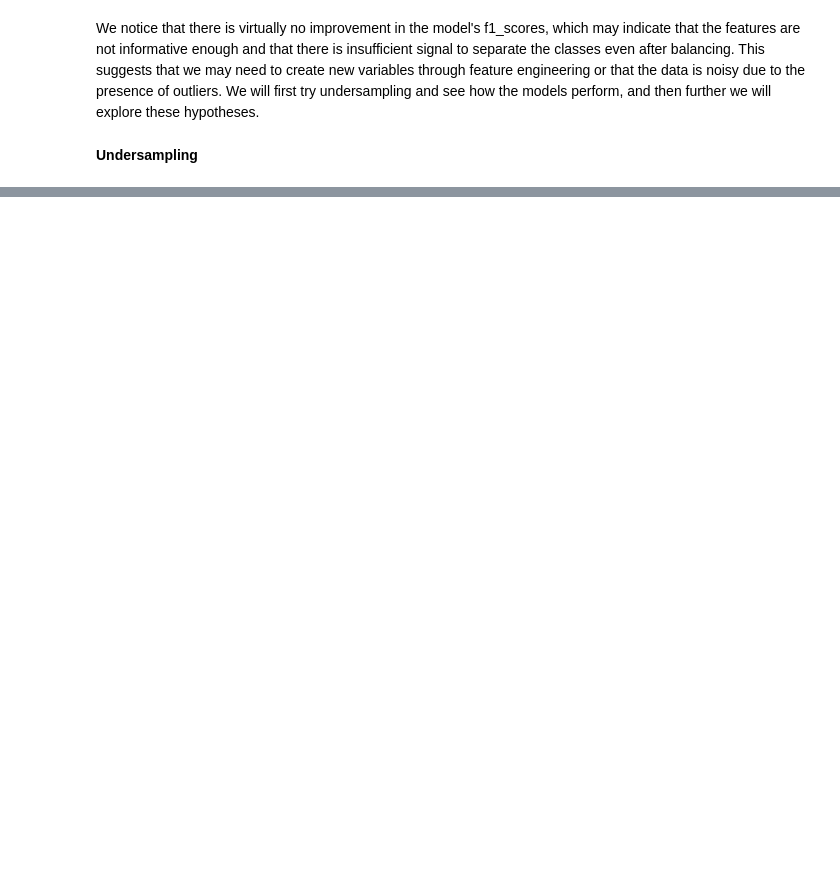
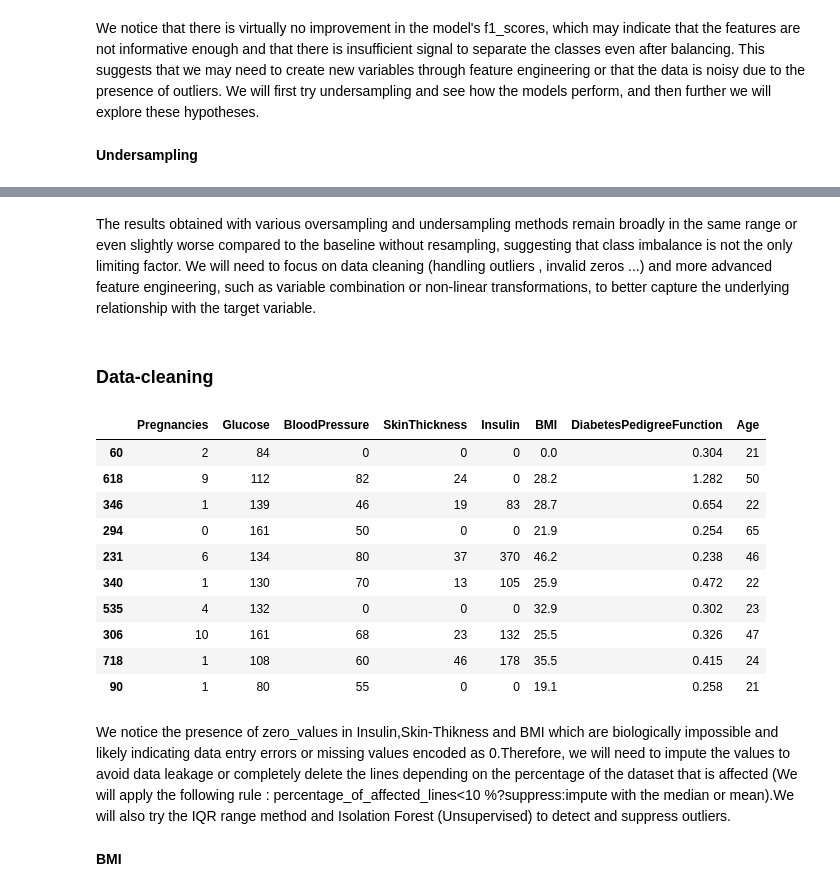
Before and after one commit to Yousseflaoufir12/Diabetes-Risk-Prediction, a Jupyter notebook: diabetes.ipynb, the cells around one changed output, grey strips where cells are left out. Cells and saved outputs as stored; diff of their text form; code cells hidden in the pictures; blank space fills up the shorter version.

```diff
--- a/diabetes.ipynb
+++ b/diabetes.ipynb
@@ -1669,0 +1657,34 @@ We notice that there is virtually no improvement in the model's f1_scores, which
+# %%
+best_models_with_under_sampling={}
+results=[]
+for name,undersampler in undersamplers_methods.items():
+    for model_name,clf in best_models.items():
+        print(f"Undersampling Method : {name} | Model {model_name}")
+        preprocess=clf.named_steps['preprocess']
+        model=clf.named_steps['model']
+        new_pipe=ImbPipeline([
+            ('preprocess',preprocess),
+            ('oversample',undersampler),
+            ('model',model)
+        ])
+        param_grid={
+            f'model__{param}':values
+            for (param,values) in params_models[model_name]
+        }
+        # Grid Search
+        grid_model=GridSearchCV(estimator=new_pipe,param_grid=param_grid,scoring='accuracy',
+                                cv=StratifiedKFold(n_splits=5,shuffle=True,random_state=42),n_jobs=-1)
+        grid_model.fit(Xtrain,Ytrain)
+        train_acc=grid_model.score(Xtrain,Ytrain)
+        test_acc=grid_model.score(Xtest,Ytest)
+        print(f"Train Acc = {train_acc:.2%}")
+        print(f"Test Acc = {test_acc:.2%}")
+        best_mod=grid_model.best_estimator_
+        y_pred=best_mod.predict(Xtest)
+        acc=accuracy_score(Ytest,y_pred)
+        f1=f1_score(Ytest,y_pred)
+
+        print(classification_report(Ytest,y_pred))
+        # saving the best model
+        best_models_with_under_sampling[(name,model_name)]=best_mod
+        results.append({'undersampling':name,'model':model_name,'accuracy':str(np.round(acc,decimals=2)*100)+'%','f1':str(np.round(f1,decimals=2)*100)+'%'})
@@ -1669,0 +1709,20 @@ We notice that there is virtually no improvement in the model's f1_scores, which
+# %% [markdown]
+The results obtained with various oversampling and undersampling methods remain broadly in the same range or even slightly worse compared to the baseline without resampling, suggesting that class imbalance is not the only limiting factor. We will need to focus on data cleaning (handling outliers , invalid zeros ...) and more advanced feature engineering, such as variable combination or non-linear transformations, to better capture the underlying relationship with the target variable.
+# %% [markdown]
+### Data-cleaning
+# %%
+Xtrain[:10]
+# %% [output]
+|  | Pregnancies | Glucose | BloodPressure | SkinThickness | Insulin | BMI | DiabetesPedigreeFunction | Age |
+| 60 | 2 | 84 | 0 | 0 | 0 | 0.0 | 0.304 | 21 |
+| 618 | 9 | 112 | 82 | 24 | 0 | 28.2 | 1.282 | 50 |
+| 346 | 1 | 139 | 46 | 19 | 83 | 28.7 | 0.654 | 22 |
+| 294 | 0 | 161 | 50 | 0 | 0 | 21.9 | 0.254 | 65 |
+| 231 | 6 | 134 | 80 | 37 | 370 | 46.2 | 0.238 | 46 |
+| 340 | 1 | 130 | 70 | 13 | 105 | 25.9 | 0.472 | 22 |
+| 535 | 4 | 132 | 0 | 0 | 0 | 32.9 | 0.302 | 23 |
+| 306 | 10 | 161 | 68 | 23 | 132 | 25.5 | 0.326 | 47 |
+| 718 | 1 | 108 | 60 | 46 | 178 | 35.5 | 0.415 | 24 |
+| 90 | 1 | 80 | 55 | 0 | 0 | 19.1 | 0.258 | 21 |
+# %% [markdown]
+We notice the presence of zero_values in Insulin,Skin-Thikness and BMI which are biologically impossible and likely indicating data entry errors or missing values encoded as 0.Therefore, we will need to impute the values to avoid data leakage or completely delete the lines depending on the percentage of the dataset that is affected (We will apply the following rule : percentage_of_affected_lines<10 %?suppress:impute with the median or mean).We will also try the IQR range method and Isolation Forest (Unsupervised) to detect and suppress outliers.
@@ -1669,0 +1731,2 @@ We notice that there is virtually no improvement in the model's f1_scores, which
+# %% [markdown]
+**BMI**
```
Also changed, not shown: parts of 14 cells of this notebook.
